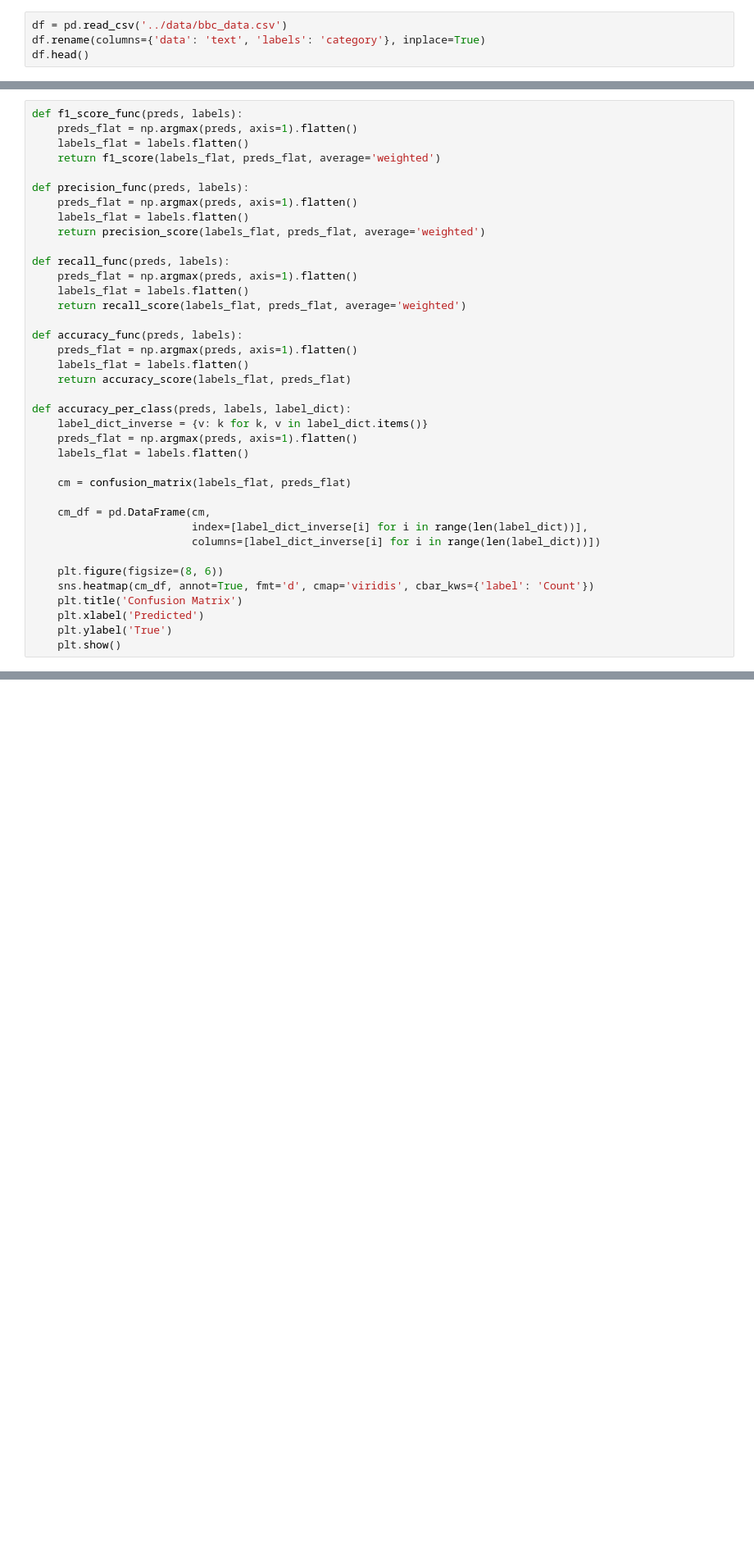
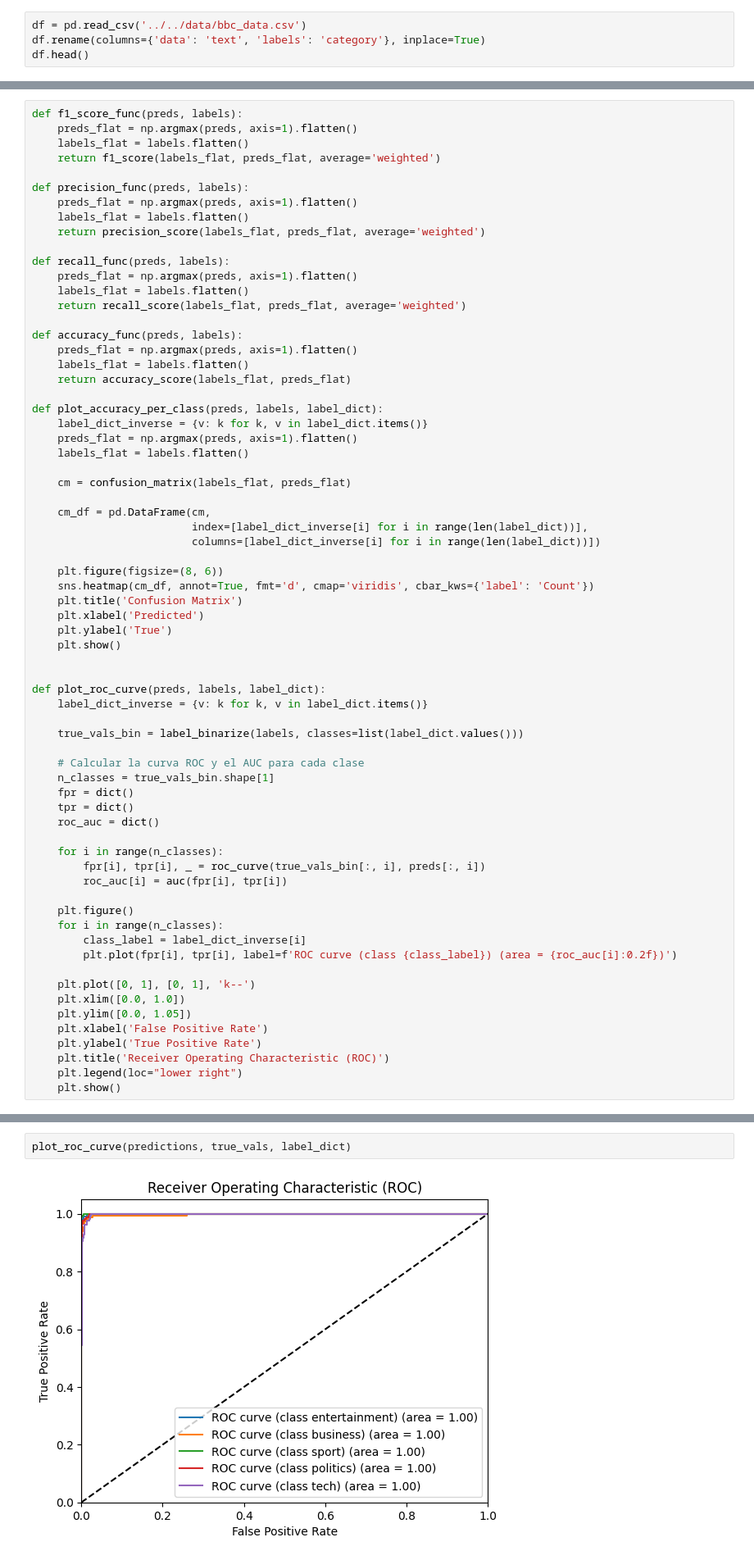
Before and after one commit to AgusMattiussi/TPE_NLP, a Jupyter notebook: src/bert/bert.ipynb, the cells around one changed output, grey strips where cells are left out. Shown at 82% size. Drawn from its saved outputs; the diff is of its cells as text; blank space fills up the shorter version.

Commit message:
Add ROC curve for bert

```diff
--- a/src/bert/bert.ipynb
+++ b/src/bert/bert.ipynb
@@ -36,7 +36,7 @@ logging.getLogger("transformers").setLevel(logging.ERROR)
 # %% [markdown]
 ### Carga de datos
 # %%
-df = pd.read_csv('../data/bbc_data.csv')
+df = pd.read_csv('../../data/bbc_data.csv')
 df.rename(columns={'data': 'text', 'labels': 'category'}, inplace=True)
 df.head()
 # %% [output]
@@ -260,7 +260,7 @@ def accuracy_func(preds, labels):
     labels_flat = labels.flatten()
     return accuracy_score(labels_flat, preds_flat)
 
-def accuracy_per_class(preds, labels, label_dict):
+def plot_accuracy_per_class(preds, labels, label_dict):
     label_dict_inverse = {v: k for k, v in label_dict.items()}
     preds_flat = np.argmax(preds, axis=1).flatten()
     labels_flat = labels.flatten()
@@ -277,6 +277,36 @@ def accuracy_per_class(preds, labels, label_dict):
     plt.xlabel('Predicted')
     plt.ylabel('True')
     plt.show()
+
+
+def plot_roc_curve(preds, labels, label_dict):
+    label_dict_inverse = {v: k for k, v in label_dict.items()}
+
+    true_vals_bin = label_binarize(labels, classes=list(label_dict.values()))
+
+    # Calcular la curva ROC y el AUC para cada clase
+    n_classes = true_vals_bin.shape[1]
+    fpr = dict()
+    tpr = dict()
+    roc_auc = dict()
+
+    for i in range(n_classes):
+        fpr[i], tpr[i], _ = roc_curve(true_vals_bin[:, i], preds[:, i])
+        roc_auc[i] = auc(fpr[i], tpr[i])
+
+    plt.figure()
+    for i in range(n_classes):
+        class_label = label_dict_inverse[i]
+        plt.plot(fpr[i], tpr[i], label=f'ROC curve (class {class_label}) (area = {roc_auc[i]:0.2f})')
+
+    plt.plot([0, 1], [0, 1], 'k--')
+    plt.xlim([0.0, 1.0])
+    plt.ylim([0.0, 1.05])
+    plt.xlabel('False Positive Rate')
+    plt.ylabel('True Positive Rate')
+    plt.title('Receiver Operating Characteristic (ROC)')
+    plt.legend(loc="lower right")
+    plt.show()
 # %% [markdown]
 #### Training and evaluation
 # %%
@@ -434,3 +469,7 @@ finetuned_df = pd.DataFrame({'Metric': ['F1 Score', 'Precision', 'Recall', 'Accu
+# %%
+plot_roc_curve(predictions, true_vals, label_dict)
+# %% [output]
+[figure, added]
 # %%
 device = torch.device('cuda' if torch.cuda.is_available() else 'cpu')
 
```
Also changed, not shown: parts of 10 cells of this notebook.
